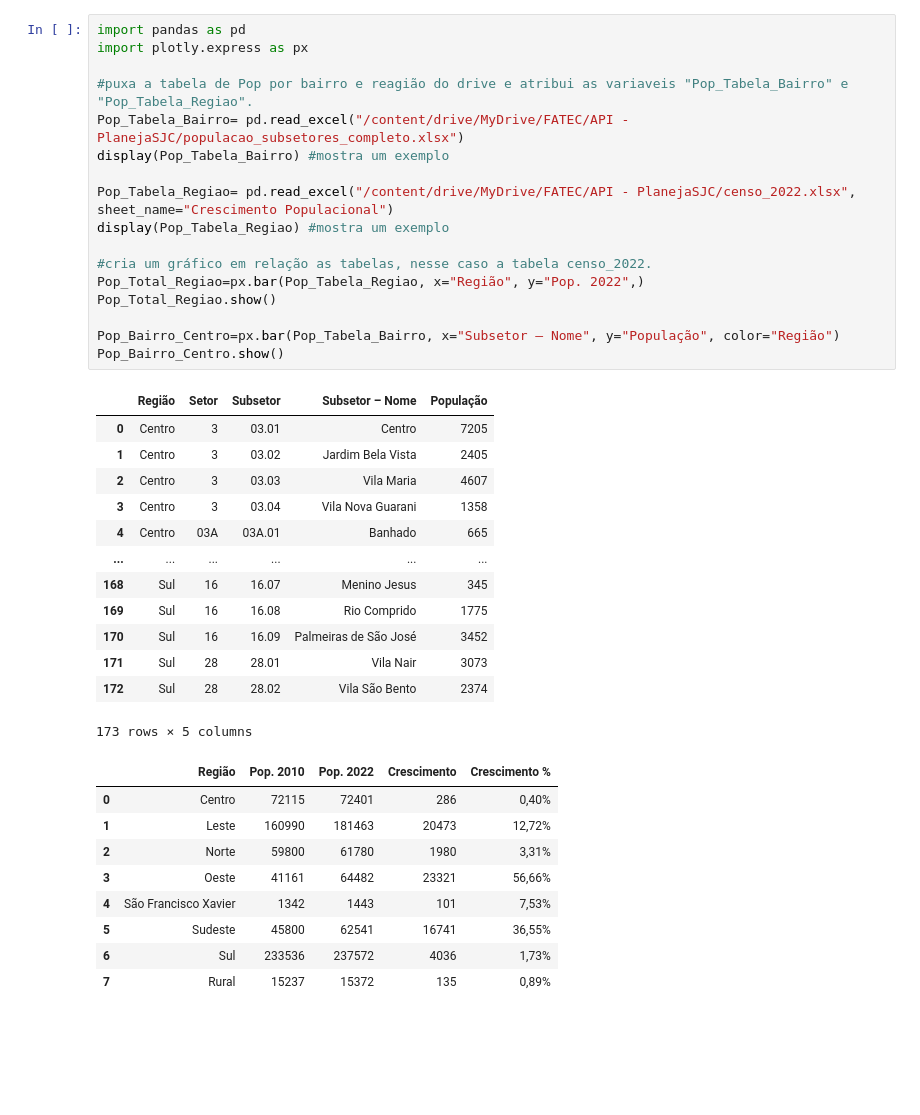
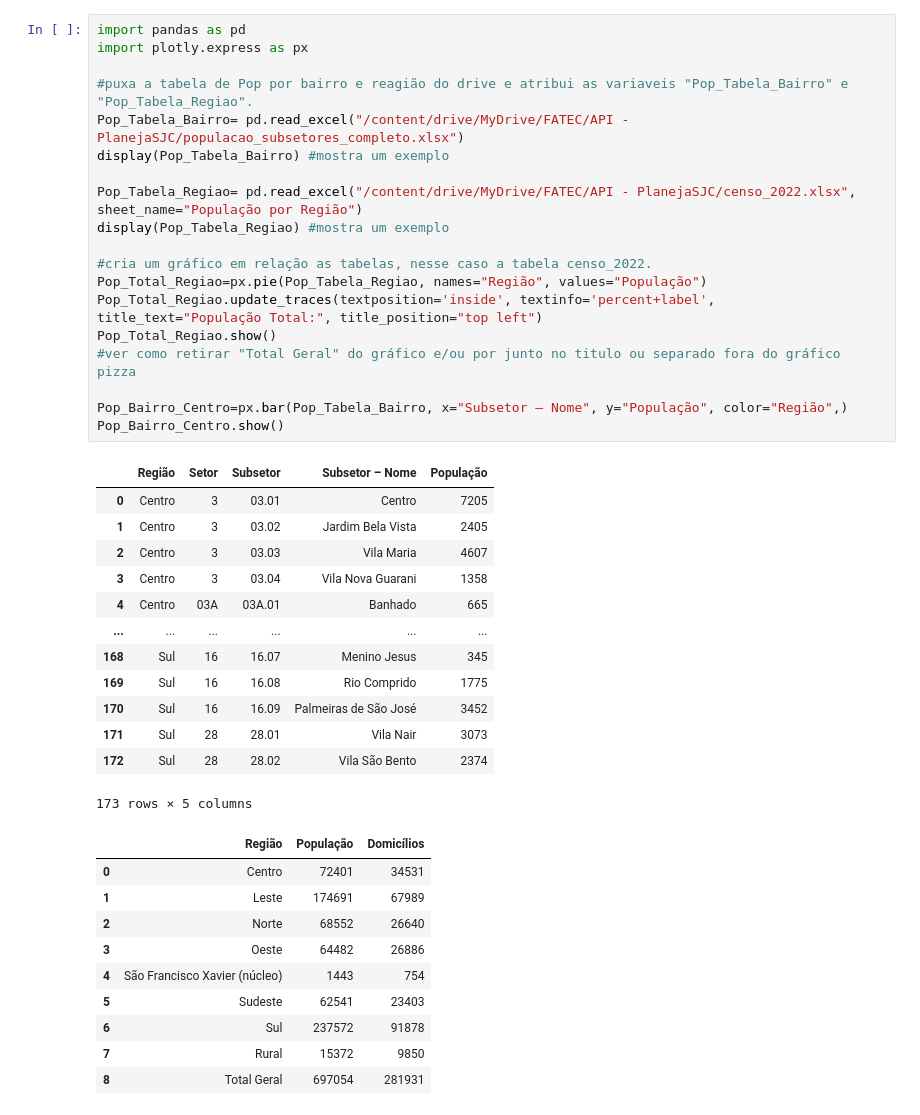
Before and after one commit to OmniDevsOficial/API-Censo-2022, a Jupyter notebook: Grafico_Pop_Total_por_Bairro_e_Região.ipynb, the cells around one changed output. Cells and saved outputs as stored; diff of their text form; blank space fills up the shorter version.

```diff
--- a/Grafico_Pop_Total_por_Bairro_e_Região.ipynb
+++ b/Grafico_Pop_Total_por_Bairro_e_Região.ipynb
@@ -3,42 +3,45 @@
 # %%
 import pandas as pd
 import plotly.express as px
 
 #puxa a tabela de Pop por bairro e reagião do drive e atribui as variaveis "Pop_Tabela_Bairro" e "Pop_Tabela_Regiao".
 Pop_Tabela_Bairro= pd.read_excel("/content/drive/MyDrive/FATEC/API - PlanejaSJC/populacao_subsetores_completo.xlsx")
 display(Pop_Tabela_Bairro) #mostra um exemplo
 
-Pop_Tabela_Regiao= pd.read_excel("/content/drive/MyDrive/FATEC/API - PlanejaSJC/censo_2022.xlsx", sheet_name="Crescimento Populacional")
+Pop_Tabela_Regiao= pd.read_excel("/content/drive/MyDrive/FATEC/API - PlanejaSJC/censo_2022.xlsx", sheet_name="População por Região")
 display(Pop_Tabela_Regiao) #mostra um exemplo
 
 #cria um gráfico em relação as tabelas, nesse caso a tabela censo_2022.
-Pop_Total_Regiao=px.bar(Pop_Tabela_Regiao, x="Região", y="Pop. 2022",)
+Pop_Total_Regiao=px.pie(Pop_Tabela_Regiao, names="Região", values="População")
+Pop_Total_Regiao.update_traces(textposition='inside', textinfo='percent+label', title_text="População Total:", title_position="top left")
 Pop_Total_Regiao.show()
+#ver como retirar "Total Geral" do gráfico e/ou por junto no titulo ou separado fora do gráfico pizza
 
-Pop_Bairro_Centro=px.bar(Pop_Tabela_Bairro, x="Subsetor – Nome", y="População", color="Região")
+Pop_Bairro_Centro=px.bar(Pop_Tabela_Bairro, x="Subsetor – Nome", y="População", color="Região",)
 Pop_Bairro_Centro.show()
 # %% [output]
 |  | Região | Setor | Subsetor | Subsetor – Nome | População |
 | 0 | Centro | 3 | 03.01 | Centro | 7205 |
 | 1 | Centro | 3 | 03.02 | Jardim Bela Vista | 2405 |
 | 2 | Centro | 3 | 03.03 | Vila Maria | 4607 |
 | 3 | Centro | 3 | 03.04 | Vila Nova Guarani | 1358 |
 | 4 | Centro | 03A | 03A.01 | Banhado | 665 |
 | ... | ... | ... | ... | ... | ... |
 | 168 | Sul | 16 | 16.07 | Menino Jesus | 345 |
 | 169 | Sul | 16 | 16.08 | Rio Comprido | 1775 |
 | 170 | Sul | 16 | 16.09 | Palmeiras de São José | 3452 |
 | 171 | Sul | 28 | 28.01 | Vila Nair | 3073 |
 | 172 | Sul | 28 | 28.02 | Vila São Bento | 2374 |
 173 rows × 5 columns
-|  | Região | Pop. 2010 | Pop. 2022 | Crescimento | Crescimento % |
-| 0 | Centro | 72115 | 72401 | 286 | 0,40% |
-| 1 | Leste | 160990 | 181463 | 20473 | 12,72% |
-| 2 | Norte | 59800 | 61780 | 1980 | 3,31% |
-| 3 | Oeste | 41161 | 64482 | 23321 | 56,66% |
-| 4 | São Francisco Xavier | 1342 | 1443 | 101 | 7,53% |
-| 5 | Sudeste | 45800 | 62541 | 16741 | 36,55% |
-| 6 | Sul | 233536 | 237572 | 4036 | 1,73% |
-| 7 | Rural | 15237 | 15372 | 135 | 0,89% |
+|  | Região | População | Domicílios |
+| 0 | Centro | 72401 | 34531 |
+| 1 | Leste | 174691 | 67989 |
+| 2 | Norte | 68552 | 26640 |
+| 3 | Oeste | 64482 | 26886 |
+| 4 | São Francisco Xavier (núcleo) | 1443 | 754 |
+| 5 | Sudeste | 62541 | 23403 |
+| 6 | Sul | 237572 | 91878 |
+| 7 | Rural | 15372 | 9850 |
+| 8 | Total Geral | 697054 | 281931 |
 [interactive output not drawn]
 [interactive output not drawn]
```
